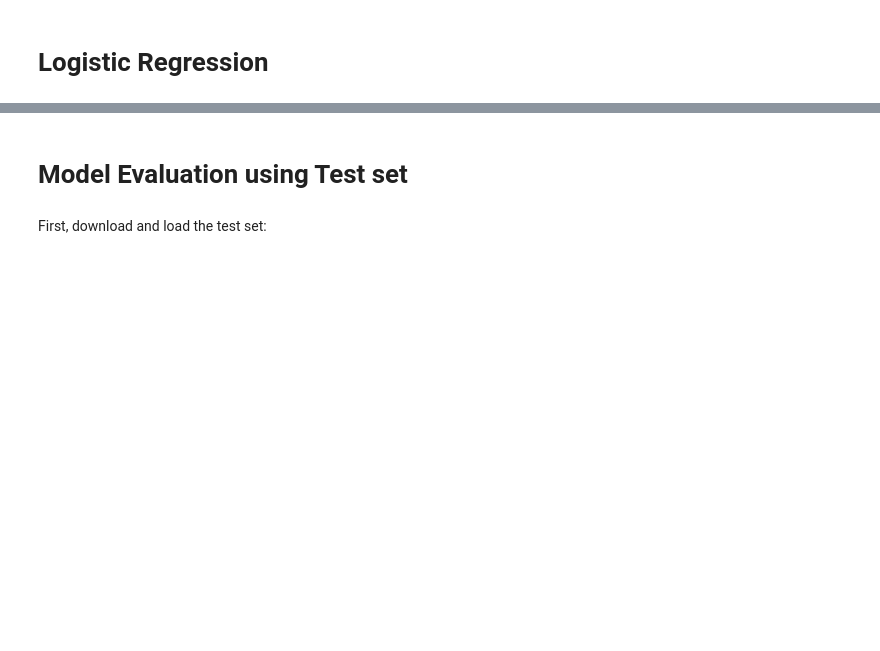
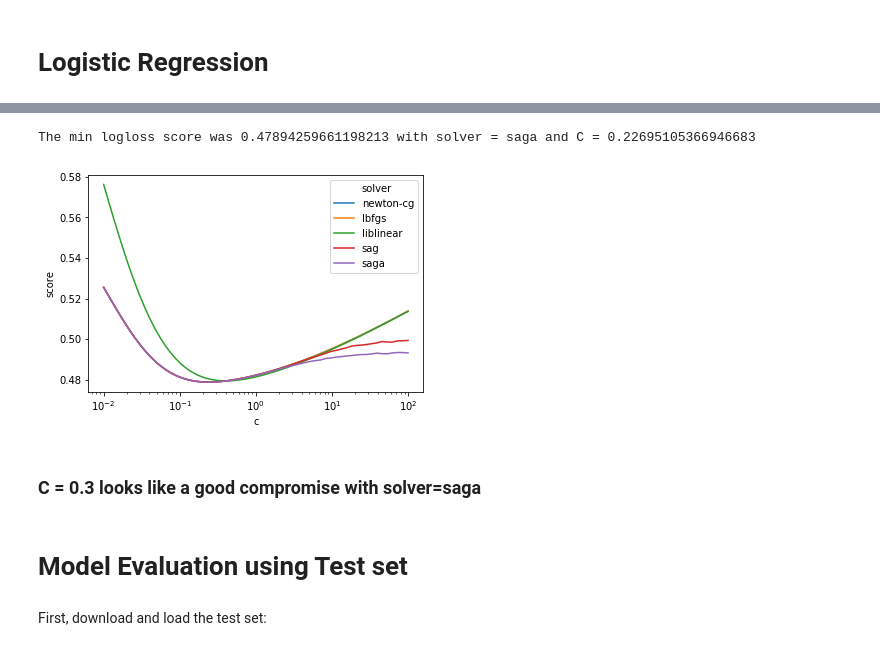
Before and after one commit to richtimm/coursera, a Jupyter notebook: Machine Learning Capstone.ipynb, the cells around one changed output, grey strips where cells are left out. Saved outputs shown, nothing was run; the diff lists cells and outputs as text; code cells hidden in the pictures; blank space fills up the shorter version.

```diff
--- a/Machine Learning Capstone.ipynb
+++ b/Machine Learning Capstone.ipynb
@@ -352,0 +417,11 @@ The max F1-score was 0.7433244916003537 at depth = 5
+# %%
+lplot = sns.lineplot(x='c', y='score', hue='solver', data=logloss)
+lplot.set(xscale='log')
+print('The min logloss score was ' + str(logloss['score'].min()) + \
+      ' with solver = ' + str(logloss['solver'][logloss['score'].idxmin]) + \
+      ' and C = ' + str(logloss['c'][logloss['score'].idxmin]))
+# %% [output]
+The min logloss score was 0.47894259661198213 with solver = saga and C = 0.22695105366946683
+[figure, added]
+# %% [markdown]
+### C = 0.3 looks like a good compromise with solver=saga
```
Also changed, not shown: parts of 27 cells of this notebook.
